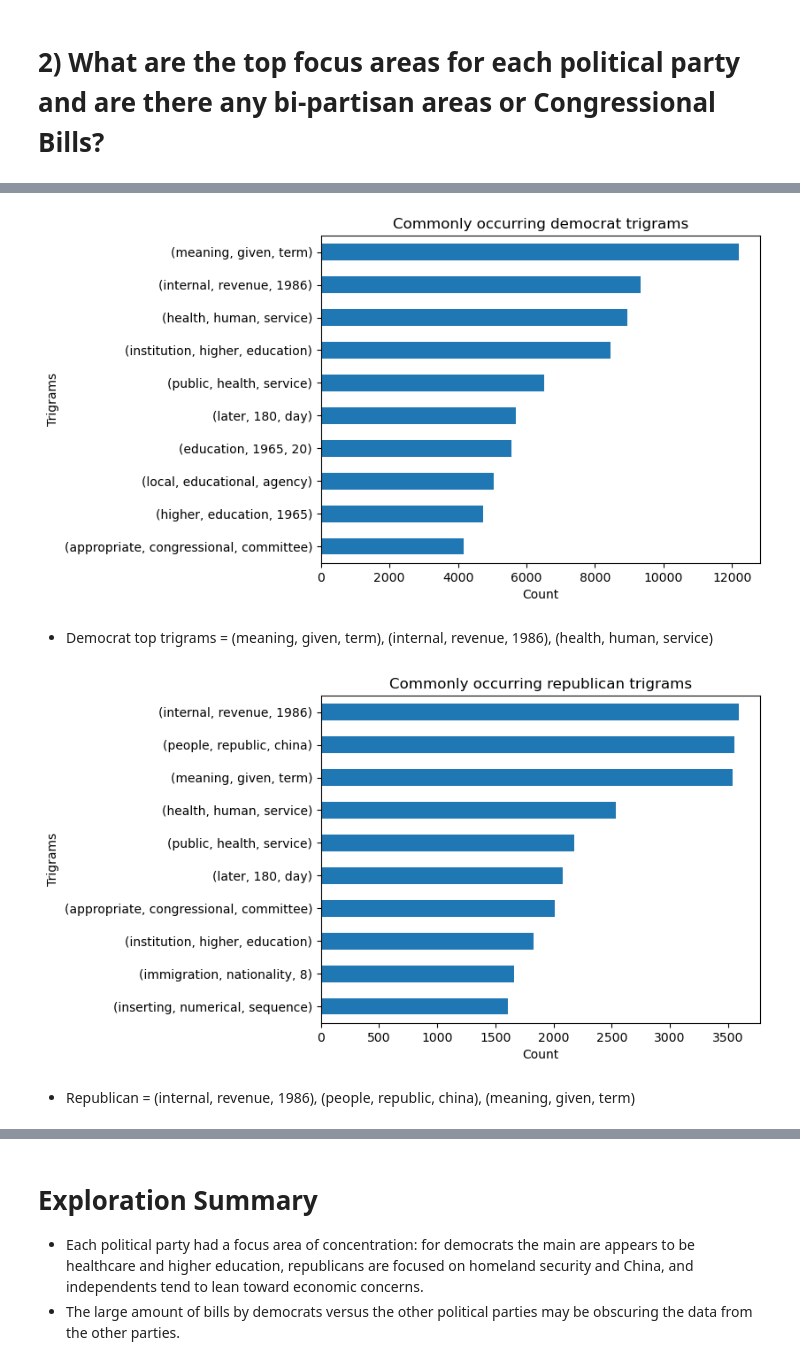
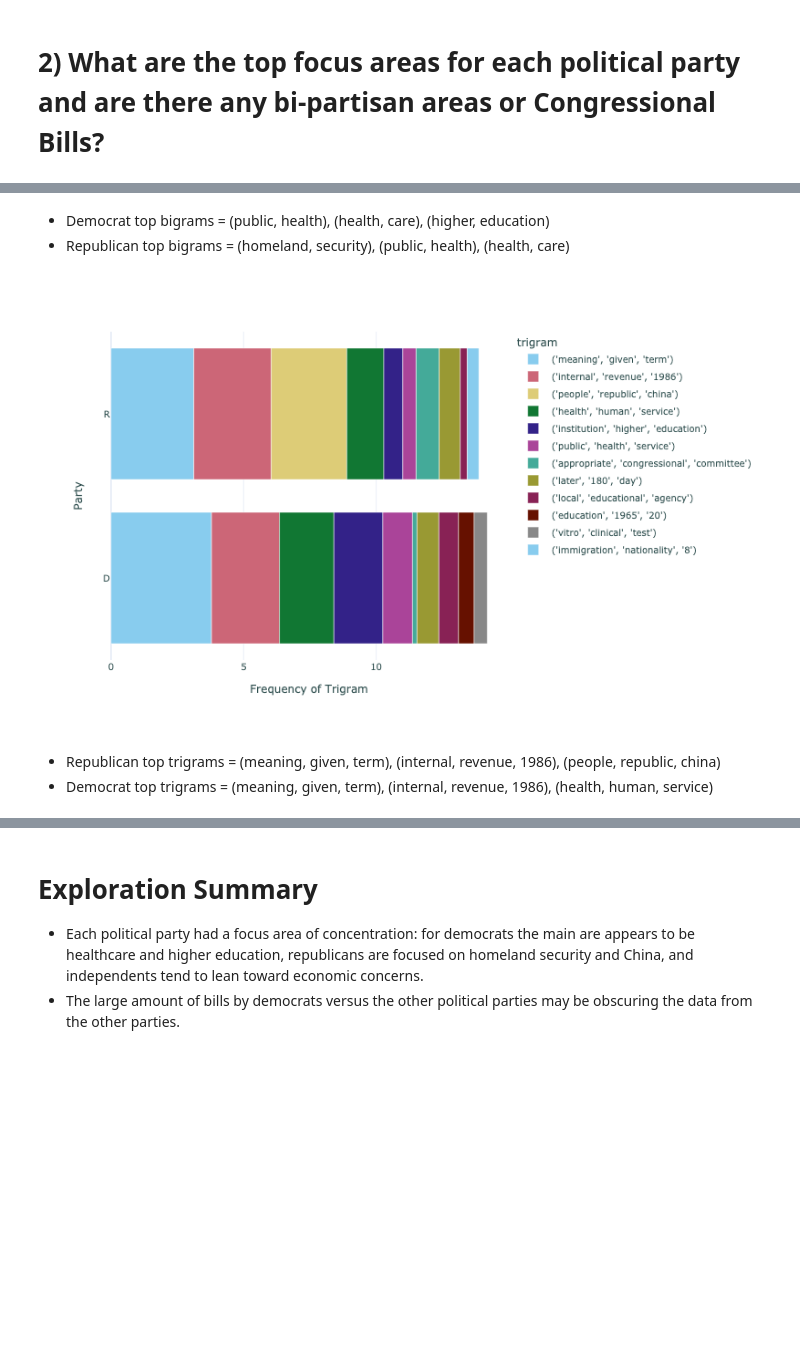
Before and after one commit to good-bill-hunting/political_parser, a Jupyter notebook: final_notebook.ipynb, the cells around one changed output, grey strips where cells are left out. Drawn from its saved outputs; the diff is of its cells as text; code cells hidden in the pictures; blank space fills up the shorter version.

```diff
--- a/final_notebook.ipynb
+++ b/final_notebook.ipynb
@@ -39,3 +36,7 @@ df = pd.read_csv('master_df.csv')
+# %%
+# acquire step
+links = get_links_to_bills()
+df = acquire_bills(links, filename="sponsor_and_co_df.csv")
 # %% [markdown]
 # Prepare:
 - Use regex to clean our bill text.
@@ -47,7 +48,7 @@ df = pd.read_csv('master_df.csv')
 df = prepare_bills_for_processing(df)
 # %%
 # splitting the data
-train, X_train, y_train, X_val, y_val, X_test, y_test = split_data(df, 'party')
+train, validate, test, X_train0, y_train0, X_val0, y_val0, X_test0, y_test0 = split_data(df, 'party')
 # %% [markdown]
 # Data Dictionary
 # %% [markdown]
@@ -125,14 +135,12 @@ independent = ind_vis(word_freq)
+# %% [markdown]
+- Democrat top bigrams = (public, health), (health, care), (higher, education)
+- Republican top bigrams = (homeland, security), (public, health), (health, care)
 # %%
-# visualization showing the most common trigrams for democrats
-demo_trigrams_bar = demo_trigrams_vis(df)
+# visualization showing the top trigrams
+top_trigrams = top_trigram_viz(train)
+top_trigrams
 # %% [output]
-[figure, old version]
+[figure, new version]
 # %% [markdown]
+- Republican top trigrams = (meaning, given, term), (internal, revenue, 1986), (people, republic, china)
 - Democrat top trigrams = (meaning, given, term), (internal, revenue, 1986), (health, human, service)
-# %%
-# visualization showing the most common trigrams for democrats
-repub_trigrams_bar = repub_trigrams_vis(df)
-# %% [output]
-[figure, removed]
-# %% [markdown]
-- Republican = (internal, revenue, 1986), (people, republic, china), (meaning, given, term)
```
Also changed, not shown: parts of 39 cells of this notebook.
